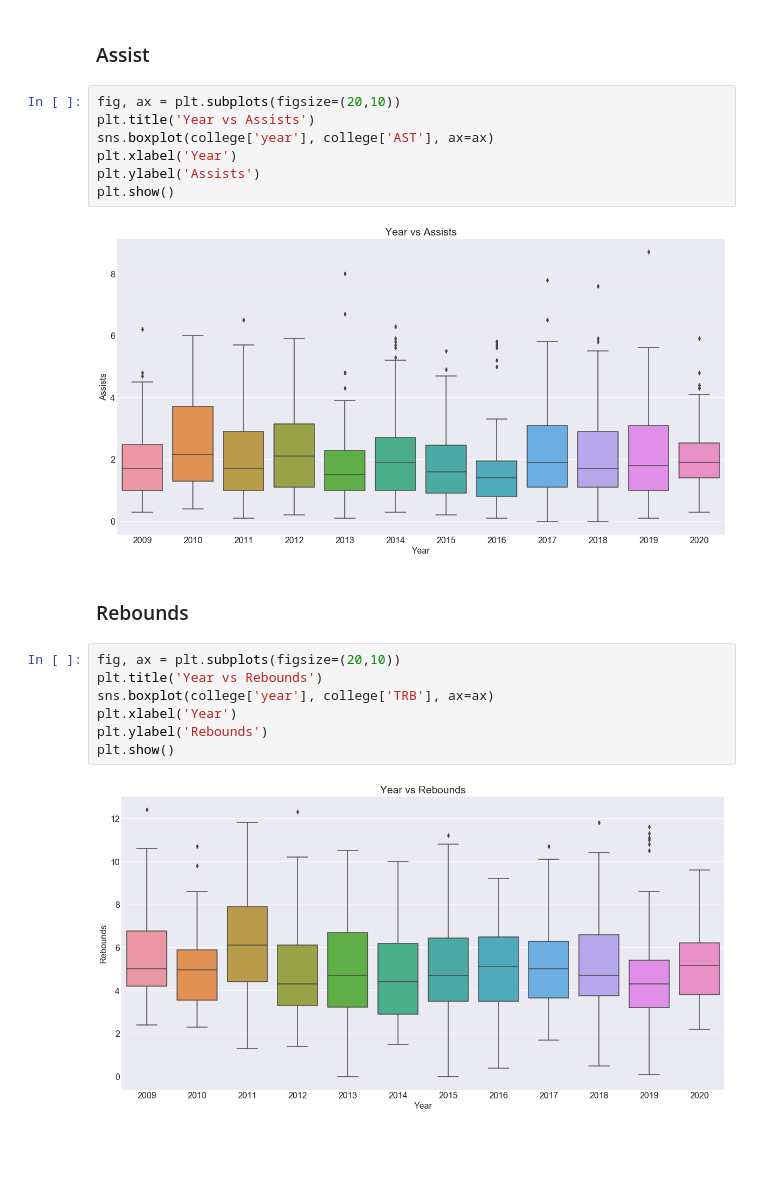
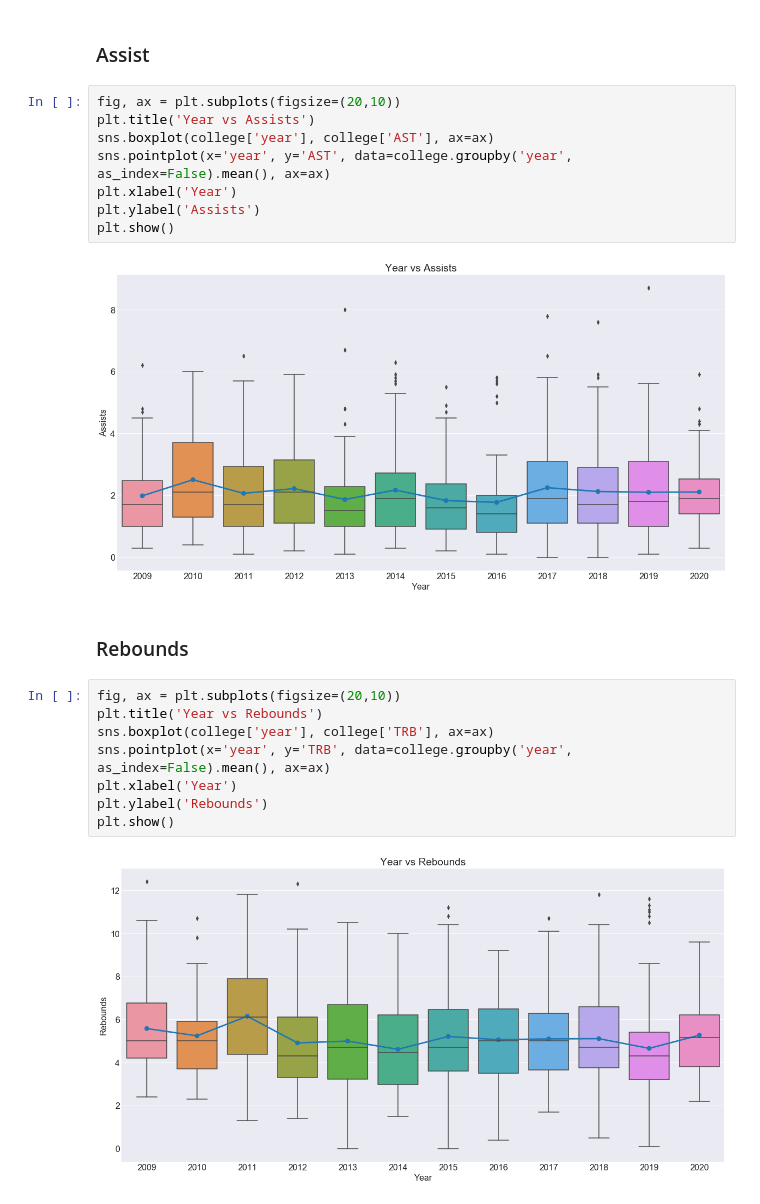
Before and after one commit to chungtseng96/NBA-Rookie-Stat-Predictions, a Jupyter notebook: notebook/eda/Exploratory Data Analysis .ipynb, the cells around one changed output. Cells and saved outputs as stored; diff of their text form; blank space fills up the shorter version.

```diff
--- a/notebook/eda/Exploratory Data Analysis .ipynb
+++ b/notebook/eda/Exploratory Data Analysis .ipynb
@@ -38,19 +48,21 @@ plt.show()
 fig, ax = plt.subplots(figsize=(20,10))
 plt.title('Year vs Assists')
 sns.boxplot(college['year'], college['AST'], ax=ax)
+sns.pointplot(x='year', y='AST', data=college.groupby('year', as_index=False).mean(), ax=ax)
 plt.xlabel('Year')
 plt.ylabel('Assists')
 plt.show()
 # %% [output]
-[figure, old version]
+[figure, new version]
 # %% [markdown]
 ### Rebounds
 # %%
 fig, ax = plt.subplots(figsize=(20,10))
 plt.title('Year vs Rebounds')
 sns.boxplot(college['year'], college['TRB'], ax=ax)
+sns.pointplot(x='year', y='TRB', data=college.groupby('year', as_index=False).mean(), ax=ax)
 plt.xlabel('Year')
 plt.ylabel('Rebounds')
 plt.show()
 # %% [output]
-[figure, old version]
+[figure, new version]
```
Also changed, not shown: parts of 21 cells of this notebook, 3 other files.
